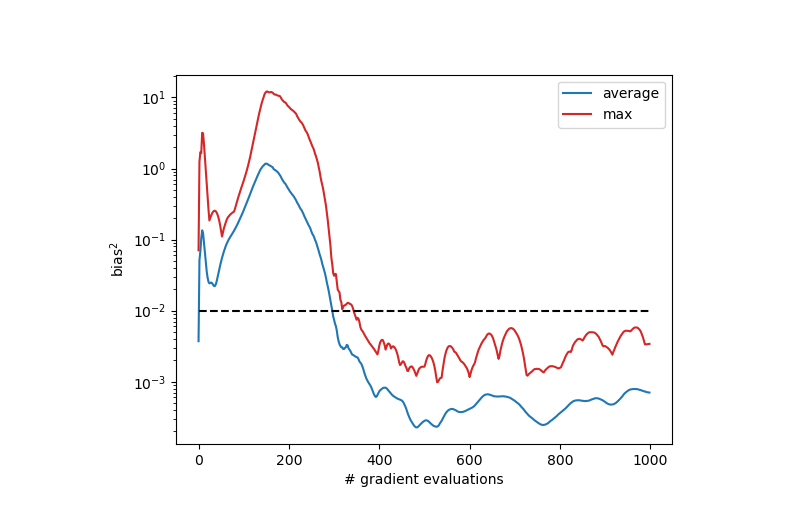
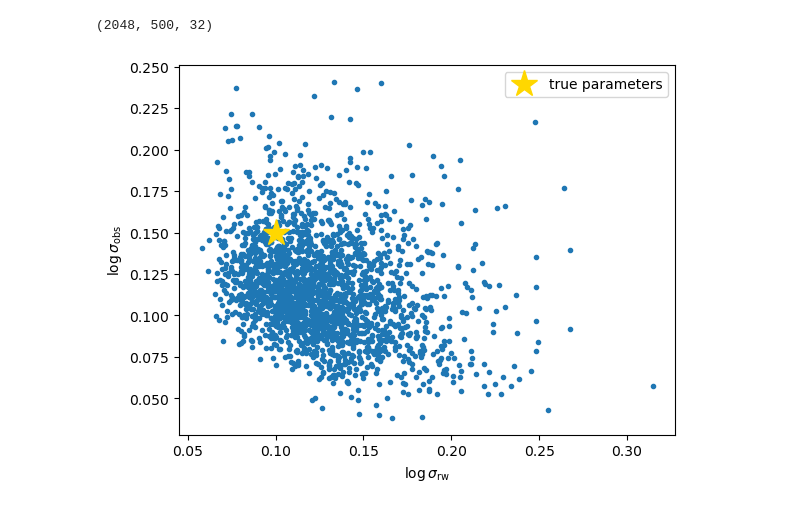
Before and after one commit to JakobRobnik/MicroCanonicalHMC, a Jupyter notebook: tst_ensemble.ipynb, the cells around one changed output. Saved outputs shown, nothing was run; the diff lists cells and outputs as text; code cells hidden in the pictures.

```diff
--- a/tst_ensemble.ipynb
+++ b/tst_ensemble.ipynb
@@ -17,5 +17,17 @@ brownian
-# %%
-
-display(Image(filename='plots/tst_ensemble/'+targets[3]+'_pairs.png'))
-# %% [output]
-[figure, removed]
+# %%
+X = np.swapaxes(np.load('x.npy'), 0, 1)
+print(X.shape)
+x, y = X[:, :, 0], X[:, :, 1]
+
+num = 1000
+plt.plot(np.exp(x[:, -1]), np.exp(y[:, -1]), '.')
+#plt.plot(x[num, 0], y[num, 0], 'o')
+
+plt.plot(np.array([0.1, ]), np.array([0.15, ]), '*', color='gold', markersize=20, label = 'true parameters')
+plt.legend()
+plt.xlabel(r'$\log \sigma_{\mathrm{rw}}$')
+plt.ylabel(r'$\log \sigma_{\mathrm{obs}}$')
+plt.show()
+# %% [output]
+(2048, 500, 32)
+[figure, added]
```
Also changed, not shown: parts of 2 cells of this notebook, 3 other files.
